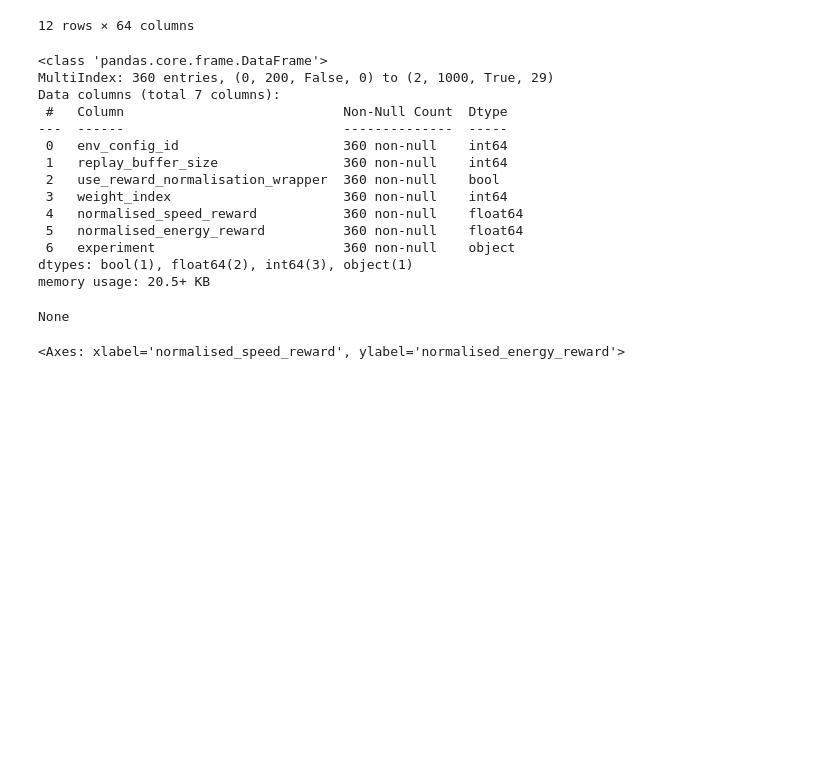
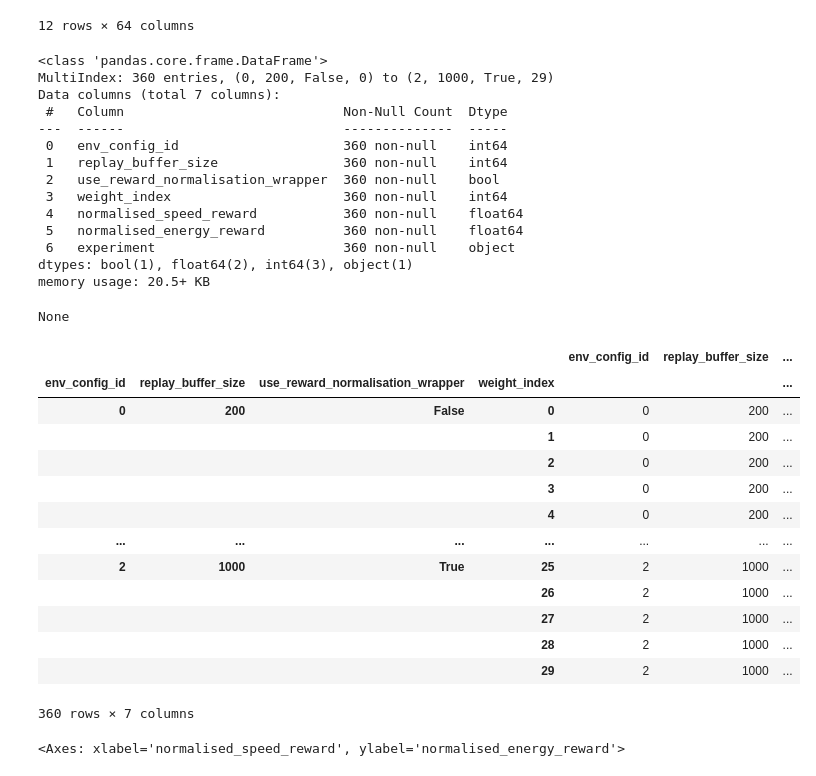
Before and after one commit to whl020406/moma-rl-ad, a Jupyter notebook: test_crash_mitigation_strategies.ipynb, the cells around one changed output. Saved outputs shown, nothing was run; the diff lists cells and outputs as text; code cells hidden in the pictures; blank space fills up the shorter version.

```diff
--- a/test_crash_mitigation_strategies.ipynb
+++ b/test_crash_mitigation_strategies.ipynb
@@ -136,26 +136,41 @@ display(table)
 # %%
 multi_index_list = ['env_config_id', 'replay_buffer_size', 'use_reward_normalisation_wrapper', 'weight_index']
 
 grouped_df = df_complete.groupby(multi_index_list)[value_list].mean()
 index = grouped_df.index
 grouped_df = grouped_df.reset_index()
 grouped_df.set_index(index, inplace=True)
 multi_index_list.remove("weight_index")
 grouped_df["experiment"] = grouped_df[multi_index_list].apply(tuple, axis=1)
 display(grouped_df.info())
+display(grouped_df)
 # %% [output]
 <class 'pandas.core.frame.DataFrame'>
 MultiIndex: 360 entries, (0, 200, False, 0) to (2, 1000, True, 29)
 Data columns (total 7 columns):
  #   Column                            Non-Null Count  Dtype
 ---  ------                            --------------  -----
  0   env_config_id                     360 non-null    int64
  1   replay_buffer_size                360 non-null    int64
  2   use_reward_normalisation_wrapper  360 non-null    bool
  3   weight_index                      360 non-null    int64
  4   normalised_speed_reward           360 non-null    float64
  5   normalised_energy_reward          360 non-null    float64
  6   experiment                        360 non-null    object
 dtypes: bool(1), float64(2), int64(3), object(1)
 memory usage: 20.5+ KB
 None
+|  |  |  |  | env_config_id | replay_buffer_size | ... |
+| env_config_id | replay_buffer_size | use_reward_normalisation_wrapper | weight_index |  |  | ... |
+| 0 | 200 | False | 0 | 0 | 200 | ... |
+|  |  |  | 1 | 0 | 200 | ... |
+|  |  |  | 2 | 0 | 200 | ... |
+|  |  |  | 3 | 0 | 200 | ... |
+|  |  |  | 4 | 0 | 200 | ... |
+| ... | ... | ... | ... | ... | ... | ... |
+| 2 | 1000 | True | 25 | 2 | 1000 | ... |
+|  |  |  | 26 | 2 | 1000 | ... |
+|  |  |  | 27 | 2 | 1000 | ... |
+|  |  |  | 28 | 2 | 1000 | ... |
+|  |  |  | 29 | 2 | 1000 | ... |
+360 rows × 7 columns
```
Also changed, not shown: parts of 13 cells of this notebook, 7 other files.
